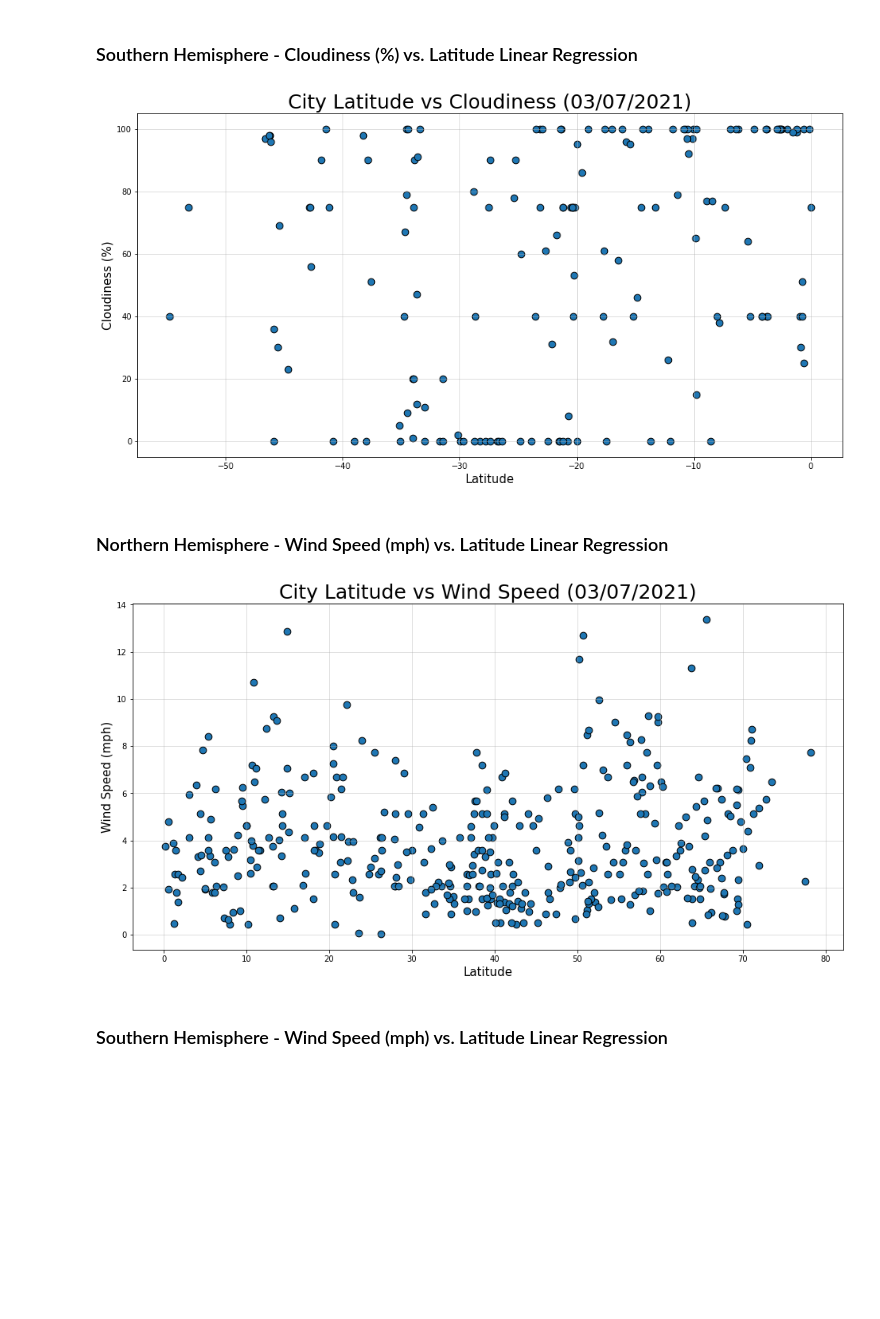
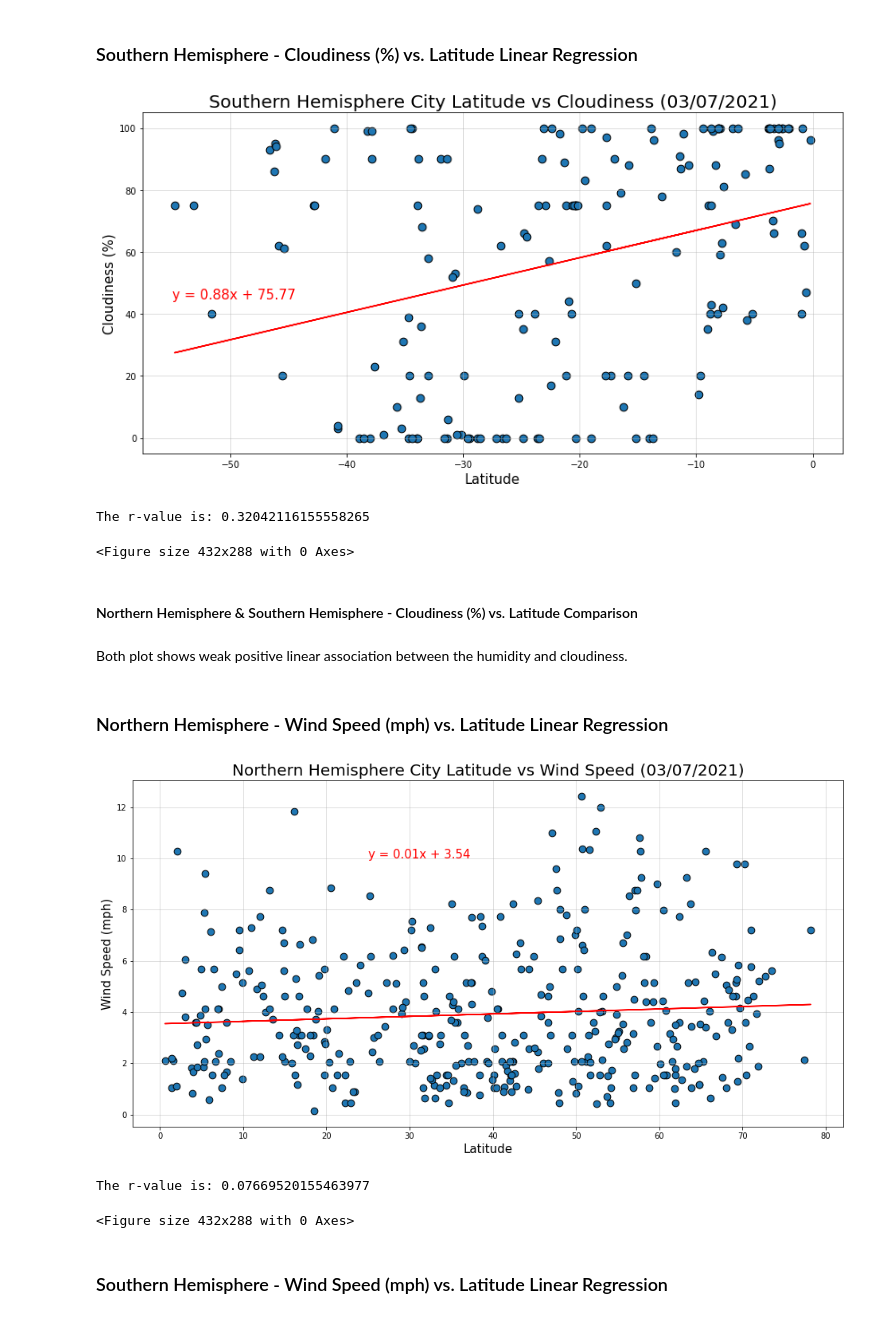
Before and after one commit to naydeenmonzon/python-api-challenge, a Jupyter notebook: WeatherPy/WeatherPy.ipynb, the cells around one changed output. Cells and saved outputs as stored; diff of their text form; code cells hidden in the pictures; blank space fills up the shorter version.

```diff
--- a/WeatherPy/WeatherPy.ipynb
+++ b/WeatherPy/WeatherPy.ipynb
@@ -368,29 +459,59 @@ plt.show()
 # %%
 x_values = SHemisphere['Lat']
 y_values = SHemisphere['Cloudiness']
-plt.figure(figsize=(16,8))
+
+(slope, intercept, rvalue, pvalue, stderr) = linregress(x_values, y_values)
+regress_values = x_values * slope + intercept
+line_eq = "y = " + str(round(slope,2)) + "x + " + str(round(intercept,2))
+
+plt.figure(figsize=(14,7))
 plt.scatter(x_values,y_values, edgecolors='black', s=75)
+
+plt.plot(x_values,regress_values,"r-")
+plt.annotate(line_eq,(-55,45),fontsize=15,color="red")
+
 plt.xlabel('Latitude', size=15)
 plt.ylabel('Cloudiness (%)', size=15)
-plt.title('City Latitude vs Cloudiness (03/07/2021)', size=25)
+plt.title('Southern Hemisphere City Latitude vs Cloudiness (03/07/2021)', size=20)
 plt.grid(b=True, alpha=.5)
 plt.show()
+print(f"The r-value is: {rvalue}")
+plt.savefig('./output_data/Lat_vs_Cloud-S')
 # %% [output]
-[figure, old version]
+[figure, new version]
+The r-value is: 0.32042116155558265
+<Figure size 432x288 with 0 Axes>
+# %% [markdown]
+#### Northern Hemisphere & Southern Hemisphere -  Cloudiness (%) vs. Latitude Comparison
+# %% [markdown]
+Both plot shows weak positive linear association between the humidity and cloudiness.
 # %% [markdown]
 ### Northern Hemisphere - Wind Speed (mph) vs. Latitude Linear Regression
 # %%
 x_values = NHemisphere['Lat']
 y_values = NHemisphere['Wind Speed']
+
+(slope, intercept, rvalue, pvalue, stderr) = linregress(x_values, y_values)
+regress_values = x_values * slope + intercept
+line_eq = "y = " + str(round(slope,2)) + "x + " + str(round(intercept,2))
+
 plt.figure(figsize=(16,8))
 plt.scatter(x_values,y_values, edgecolors='black', s=75)
+
+plt.plot(x_values,regress_values,"r-")
+plt.annotate(line_eq,(25,10),fontsize=15,color="red")
+
 plt.xlabel('Latitude', size=15)
 plt.ylabel('Wind Speed (mph)', size=15)
-plt.title('City Latitude vs Wind Speed (03/07/2021)', size=25)
+plt.title('Northern Hemisphere City Latitude vs Wind Speed (03/07/2021)', size=20)
 plt.grid(b=True, alpha=.5)
 plt.show()
+print(f"The r-value is: {rvalue}")
+plt.savefig('./output_data/Lat_vs_Wind-N')
 # %% [output]
-[figure, old version]
+[figure, new version]
+The r-value is: 0.07669520155463977
+<Figure size 432x288 with 0 Axes>
 # %% [markdown]
 ### Southern Hemisphere - Wind Speed (mph) vs. Latitude Linear Regression
 # %%
```
Also changed, not shown: parts of 26 cells of this notebook, 13 other files.
